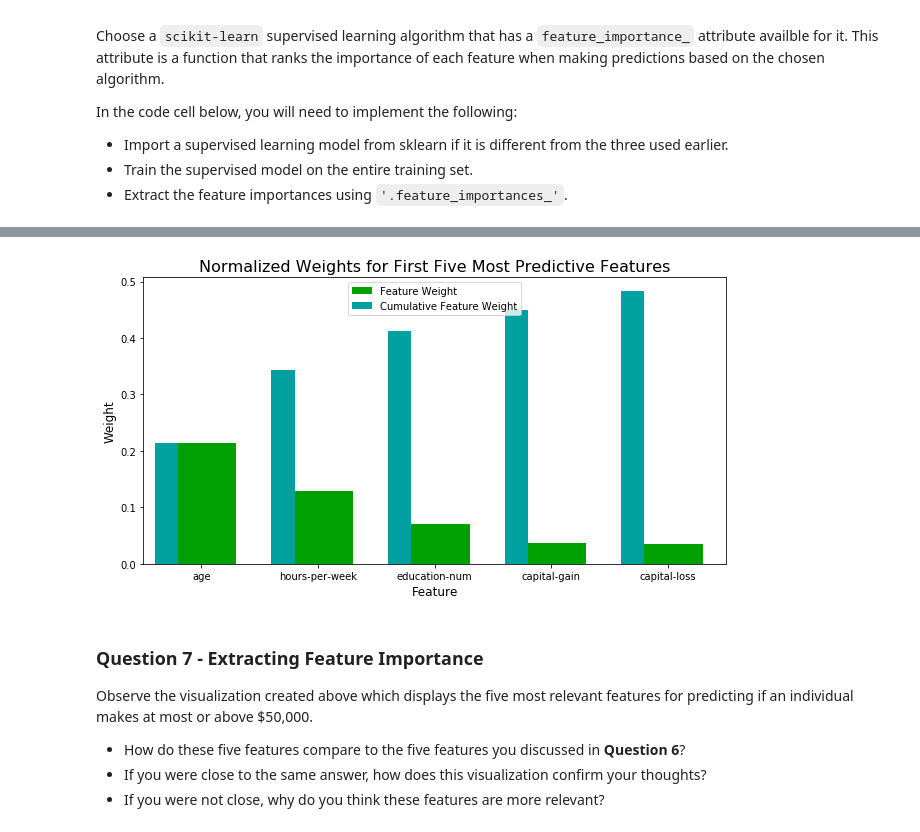
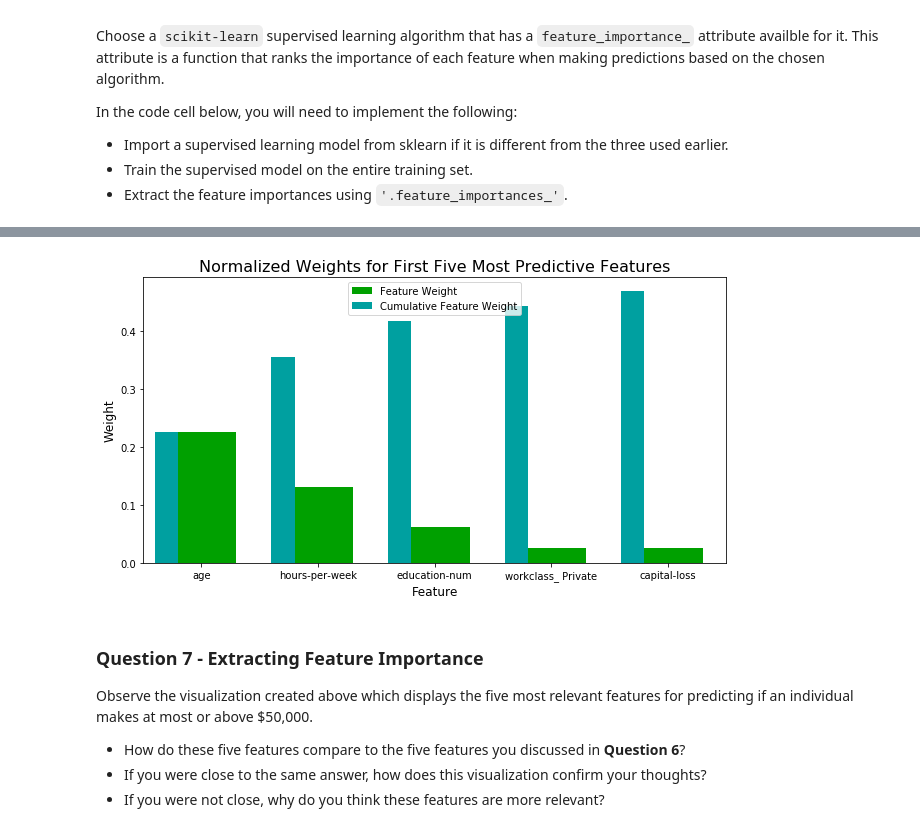
Before and after one commit to iDrwish/finding_donors, a Jupyter notebook: finding_donors.ipynb, the cells around one changed output, grey strips where cells are left out. Drawn from its saved outputs; the diff is of its cells as text; code cells hidden in the pictures.

Commit message:
Updating model tuning and consequent modeling

```diff
--- a/finding_donors.ipynb
+++ b/finding_donors.ipynb
@@ -644,17 +647,17 @@ AdaBoostClassifier(algorithm='SAMME.R',
 # %%
 # TODO: Import a supervised learning model that has 'feature_importances_'
 
 
 # TODO: Train the supervised model on the training set using .fit(X_train, y_train)
-model = AdaBoostClassifier(DecisionTreeClassifier(max_depth=5), n_estimators=100).fit(X_train, y_train)
+model = AdaBoostClassifier(DecisionTreeClassifier(max_depth=5), n_estimators=150).fit(X_train, y_train)
 
 # TODO: Extract the feature importances using .feature_importances_
 importances = model.feature_importances_
 
 # Plot
 vs.feature_plot(importances, X_train, y_train)
 # %% [output]
-[figure, old version]
+[figure, new version]
 # %% [markdown]
 ### Question 7 - Extracting Feature Importance
 
```
Also changed, not shown: parts of 15 cells of this notebook, 1 other file.
